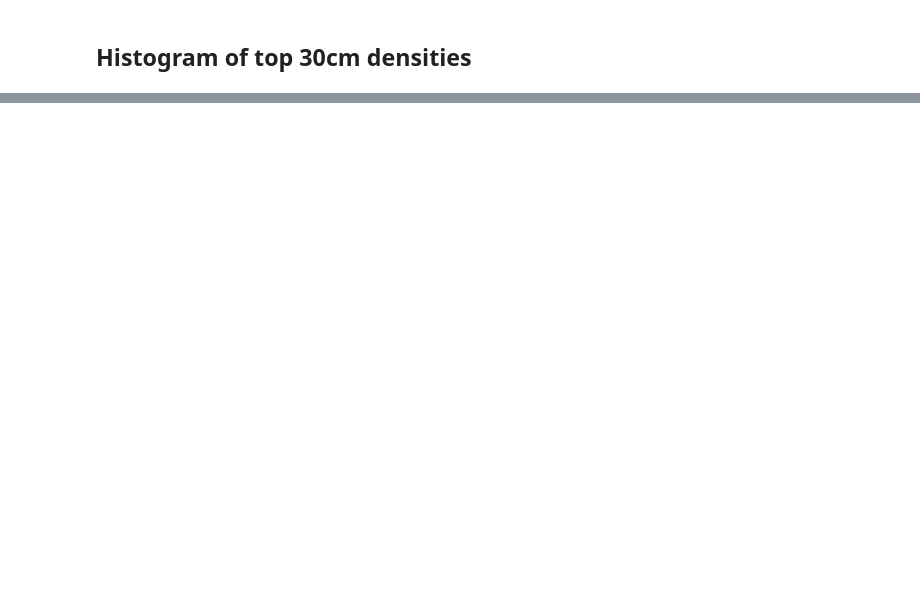
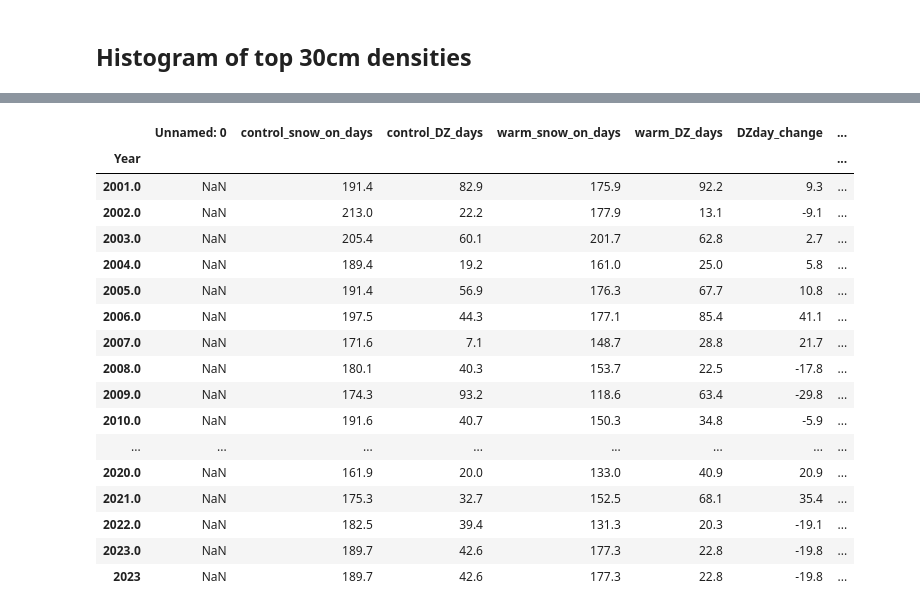
Before and after one commit to clinton-alden/summa, a Jupyter notebook: analysis/salmon_meadows/salmon_analysis.ipynb, the cells around one changed output, grey strips where cells are left out. Cells and saved outputs as stored; diff of their text form; code cells hidden in the pictures; blank space fills up the shorter version.

```diff
--- a/analysis/salmon_meadows/salmon_analysis.ipynb
+++ b/analysis/salmon_meadows/salmon_analysis.ipynb
@@ -251,3 +265,12 @@ plt.close()
+# %%
+# append csv with important values
+df.loc[full_year, 'control_DZ_days'] = count_200_300
+df.loc[full_year, 'warm_DZ_days'] = warm_count_200_300
+df.loc[full_year, 'control_snow_on_days'] = count_b200 + count_200_300 + count_a300
+df.loc[full_year, 'warm_snow_on_days'] = warm_count_b200 + warm_count_200_300 + warm_count_a300
+df.loc[full_year, 'DZday_change'] = warm_count_200_300 - count_200_300
+df.loc[full_year, 'control_mean_den'] = np.nanmean(den_0_30)
+df.loc[full_year, 'warm_mean_den'] = np.nanmean(warm_den_0_30)
 # %% [markdown]
 ## Histogram of top 30cm densities
 # %%
@@ -267,0 +307,21 @@ plt.close()
+# %%
+df
+# %% [output]
+|  | Unnamed: 0 | control_snow_on_days | control_DZ_days | warm_snow_on_days | warm_DZ_days | DZday_change | ... |
+| Year |  |  |  |  |  |  | ... |
+| 2001.0 | NaN | 191.4 | 82.9 | 175.9 | 92.2 | 9.3 | ... |
+| 2002.0 | NaN | 213.0 | 22.2 | 177.9 | 13.1 | -9.1 | ... |
+| 2003.0 | NaN | 205.4 | 60.1 | 201.7 | 62.8 | 2.7 | ... |
+| 2004.0 | NaN | 189.4 | 19.2 | 161.0 | 25.0 | 5.8 | ... |
+| 2005.0 | NaN | 191.4 | 56.9 | 176.3 | 67.7 | 10.8 | ... |
+| 2006.0 | NaN | 197.5 | 44.3 | 177.1 | 85.4 | 41.1 | ... |
+| 2007.0 | NaN | 171.6 | 7.1 | 148.7 | 28.8 | 21.7 | ... |
+| 2008.0 | NaN | 180.1 | 40.3 | 153.7 | 22.5 | -17.8 | ... |
+| 2009.0 | NaN | 174.3 | 93.2 | 118.6 | 63.4 | -29.8 | ... |
+| 2010.0 | NaN | 191.6 | 40.7 | 150.3 | 34.8 | -5.9 | ... |
+| ... | ... | ... | ... | ... | ... | ... | ... |
+| 2020.0 | NaN | 161.9 | 20.0 | 133.0 | 40.9 | 20.9 | ... |
+| 2021.0 | NaN | 175.3 | 32.7 | 152.5 | 68.1 | 35.4 | ... |
+| 2022.0 | NaN | 182.5 | 39.4 | 131.3 | 20.3 | -19.1 | ... |
+| 2023.0 | NaN | 189.7 | 42.6 | 177.3 | 22.8 | -19.8 | ... |
+| 2023 | NaN | 189.7 | 42.6 | 177.3 | 22.8 | -19.8 | ... |
```
Also changed, not shown: parts of 6 cells of this notebook, 7 other files.
